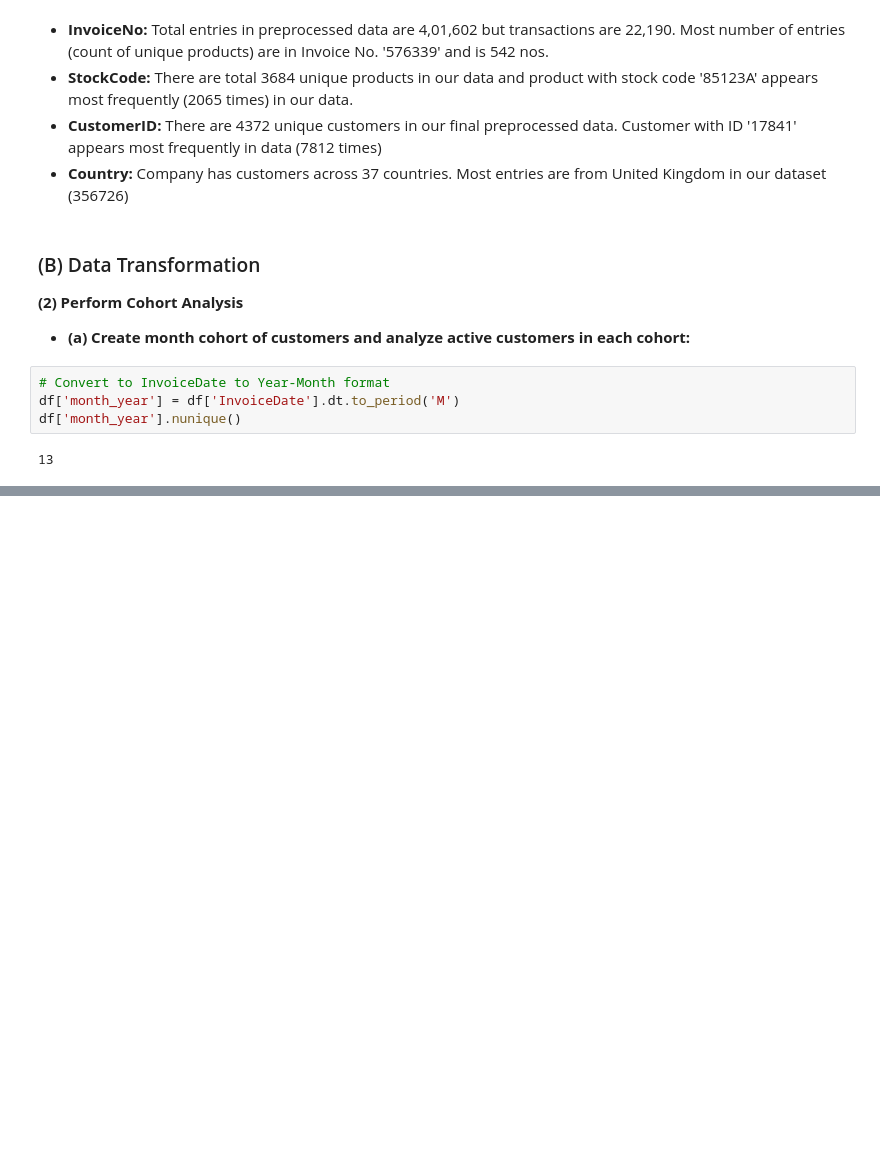
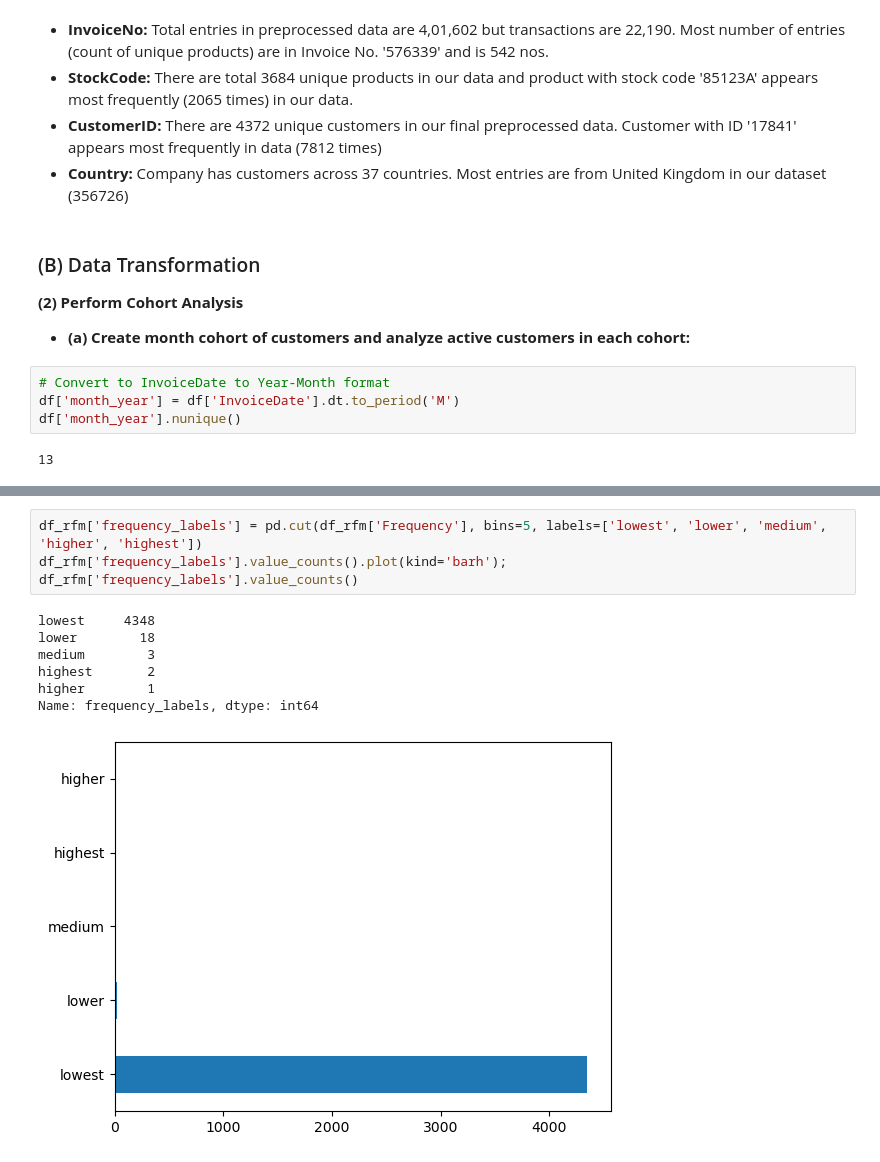
Before and after one commit to Albert-Sharma/Seminar_Project-2023-, a Jupyter notebook: Project Capston.ipynb, the cells around one changed output, grey strips where cells are left out. Saved outputs shown, nothing was run; the diff lists cells and outputs as text; blank space fills up the shorter version.

```diff
--- a/Project Capston.ipynb
+++ b/Project Capston.ipynb
@@ -197,0 +388,12 @@ df['month_year'].nunique()
+# %%
+df_rfm['frequency_labels'] = pd.cut(df_rfm['Frequency'], bins=5, labels=['lowest', 'lower', 'medium', 'higher', 'highest'])
+df_rfm['frequency_labels'].value_counts().plot(kind='barh');
+df_rfm['frequency_labels'].value_counts()
+# %% [output]
+lowest     4348
+lower        18
+medium        3
+highest       2
+higher        1
+Name: frequency_labels, dtype: int64
+[figure, added]
```
Also changed, not shown: parts of 24 cells of this notebook, 1 other file.
